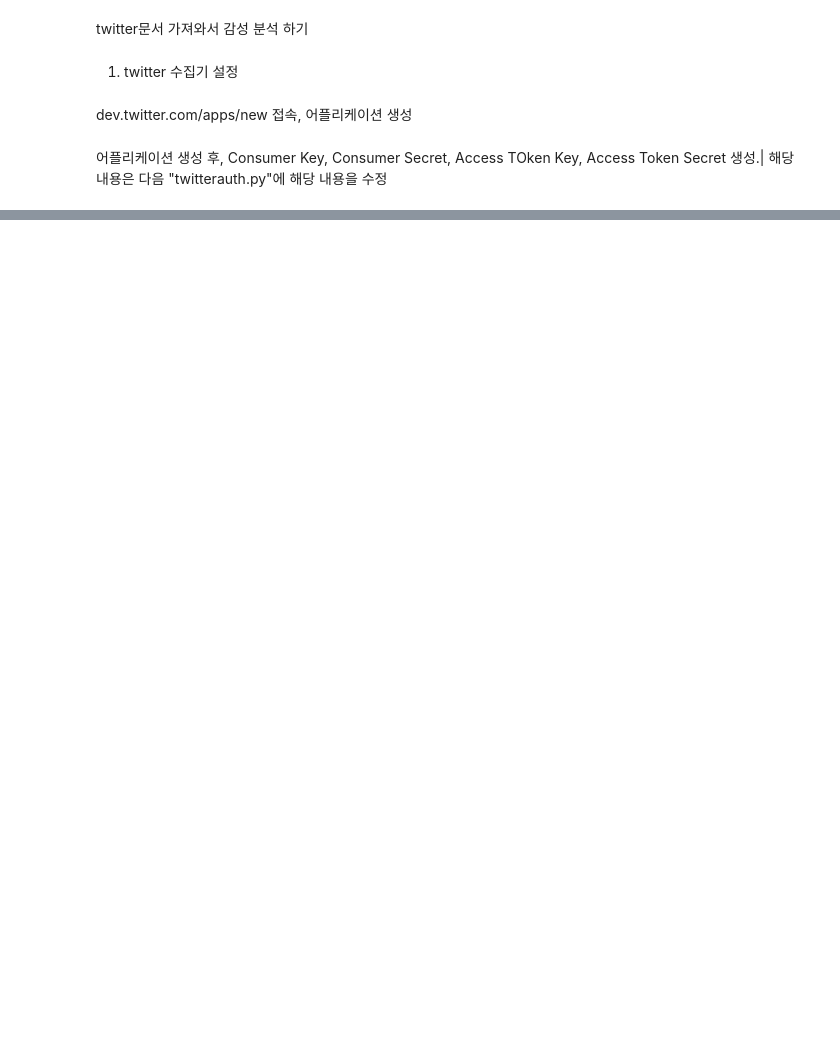
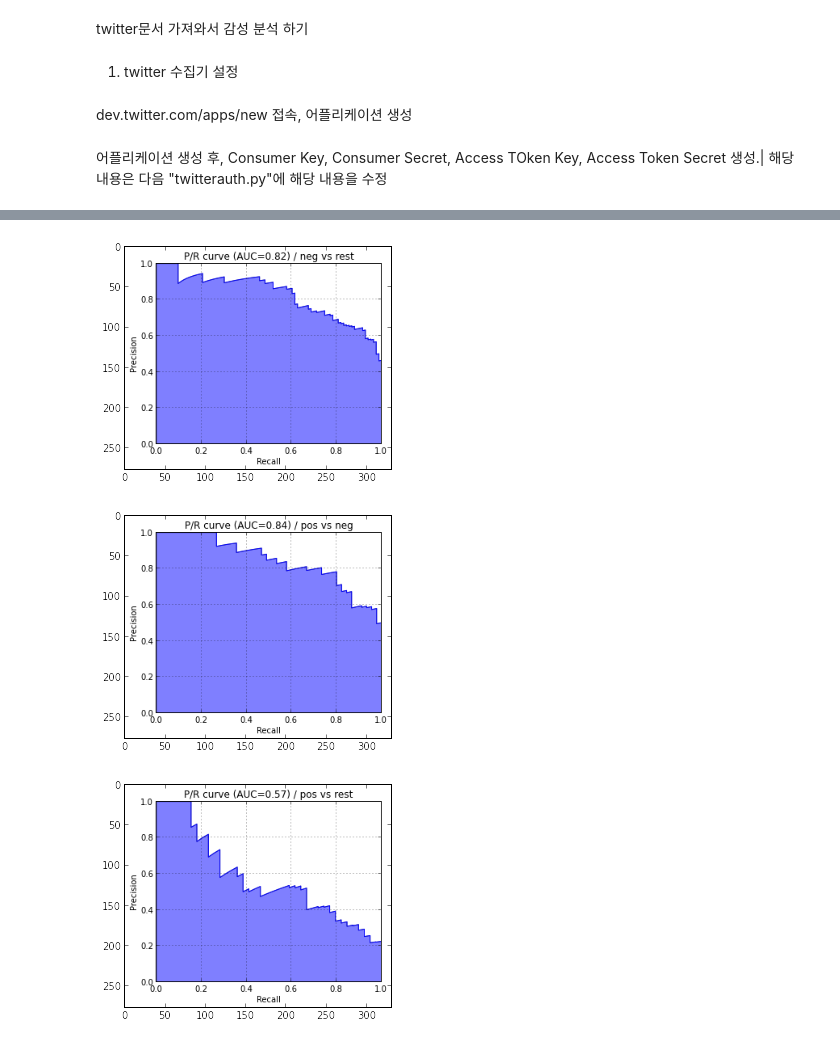
Before and after one commit to scsc3313/ipython, a Jupyter notebook: machine-learning/ch06.ipynb, the cells around one changed output, grey strips where cells are left out. Drawn from its saved outputs; the diff is of its cells as text; code cells hidden in the pictures; blank space fills up the shorter version.

```diff
--- a/machine-learning/ch06.ipynb
+++ b/machine-learning/ch06.ipynb
@@ -527,0 +1774,8 @@ if __name__ == "__main__":
+# %%
+imgshow('./charts/pr_neg_vs_rest_04.png')
+imgshow('./charts/pr_pos_vs_neg_04.png')
+imgshow('./charts/pr_pos_vs_rest_04.png')
+# %% [output]
+[figure, added]
+[figure, added]
+[figure, added]
```
Also changed, not shown: parts of 17 cells of this notebook.
